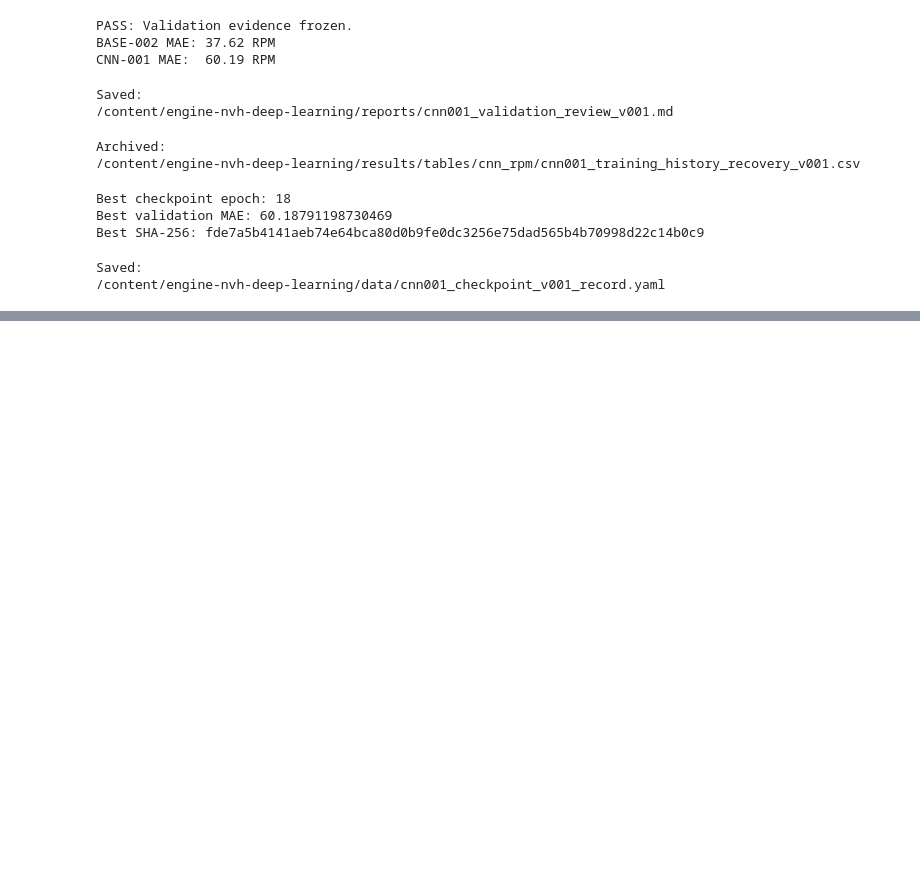
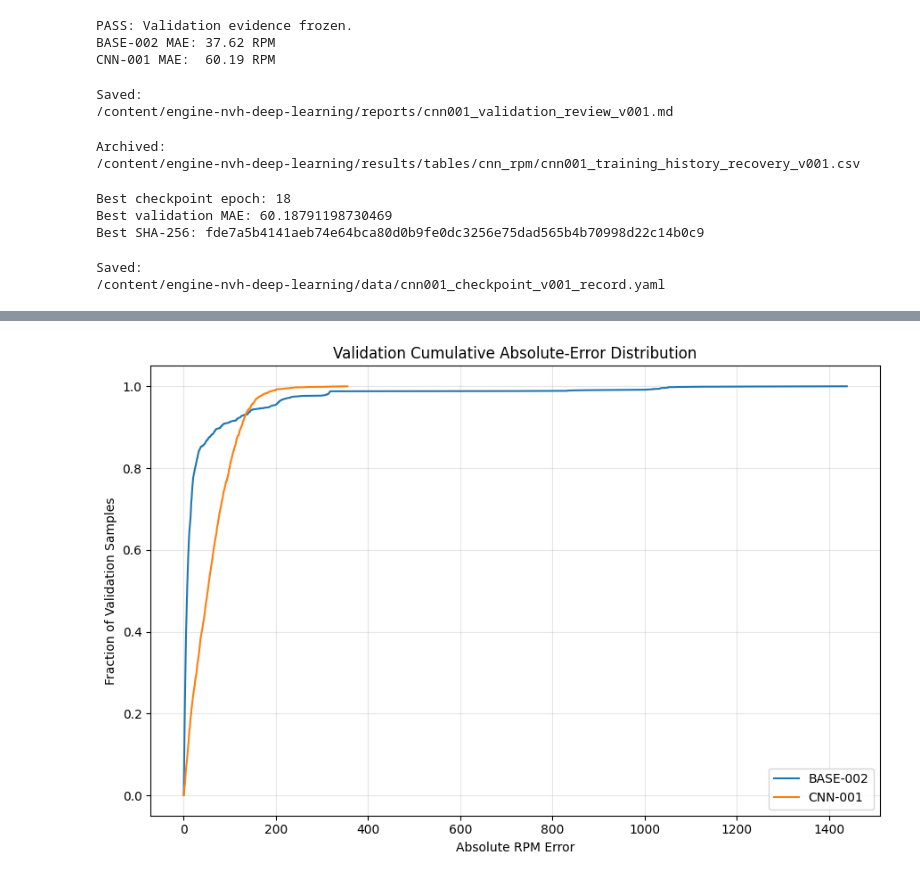
Before and after one commit to vaibhavjiyer87/engine-nvh-deep-learning, a Jupyter notebook: notebooks/08_cnn_rpm_model.ipynb, the cells around one changed output, grey strips where cells are left out. Cells and saved outputs as stored; diff of their text form; code cells hidden in the pictures; blank space fills up the shorter version.

```diff
--- a/notebooks/08_cnn_rpm_model.ipynb
+++ b/notebooks/08_cnn_rpm_model.ipynb
@@ -9575,0 +10930,100 @@ Saved:
+# %%
+# Step 17.9 — Plot cumulative error distribution
+# This is especially useful given our MAE/RMSE/P95 disagreement.
+
+# ============================================================
+# STEP 17.9 — CUMULATIVE ABSOLUTE-ERROR DISTRIBUTION
+# ============================================================
+
+base_sorted = np.sort(
+    base_errors.to_numpy()
+)
+
+cnn_sorted = np.sort(
+    cnn_errors.to_numpy()
+)
+
+
+base_cdf = (
+    np.arange(
+        1,
+        len(base_sorted) + 1
+    )
+    /
+    len(base_sorted)
+)
+
+
+cnn_cdf = (
+    np.arange(
+        1,
+        len(cnn_sorted) + 1
+    )
+    /
+    len(cnn_sorted)
+)
+
+
+fig, ax = plt.subplots(
+    figsize=(9, 6)
+)
+
+
+ax.plot(
+    base_sorted,
+    base_cdf,
+    label="BASE-002",
+)
+
+ax.plot(
+    cnn_sorted,
+    cnn_cdf,
+    label="CNN-001",
+)
+
+
+ax.set_xlabel(
+    "Absolute RPM Error"
+)
+
+ax.set_ylabel(
+    "Fraction of Validation Samples"
+)
+
+ax.set_title(
+    "Validation Cumulative Absolute-Error Distribution"
+)
+
+ax.legend()
+
+ax.grid(
+    True,
+    alpha=0.3,
+)
+
+
+fig.tight_layout()
+
+
+ERROR_CDF_PATH = (
+    CNN_FIGURE_DIR
+    / "04_cnn001_vs_base002_validation_error_cdf.png"
+)
+
+
+fig.savefig(
+    ERROR_CDF_PATH,
+    dpi=300,
+    bbox_inches="tight",
+)
+
+
+plt.show()
+plt.close(fig)
+
+# Interpretation:
+# curve farther left = better;
+# if BASE-002 is farther left early but CNN-001 crosses it in the upper tail,
+# that explains our current metrics very nicely.
+# %% [output]
+[figure, added]
```
Also changed, not shown: parts of 25 cells of this notebook.
